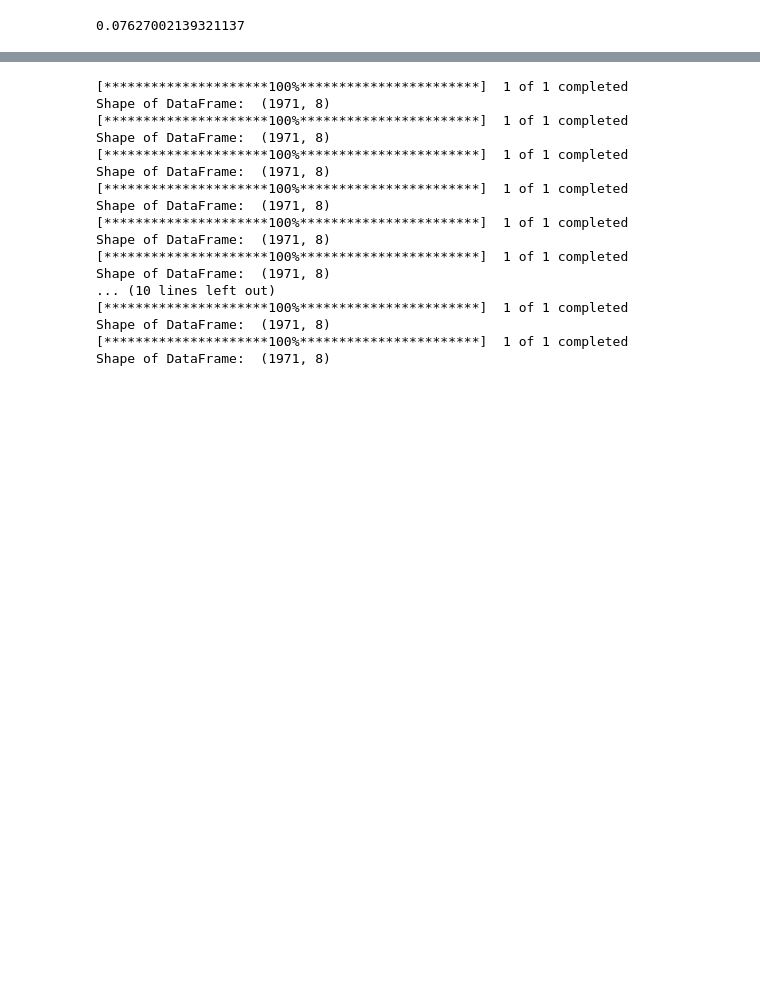
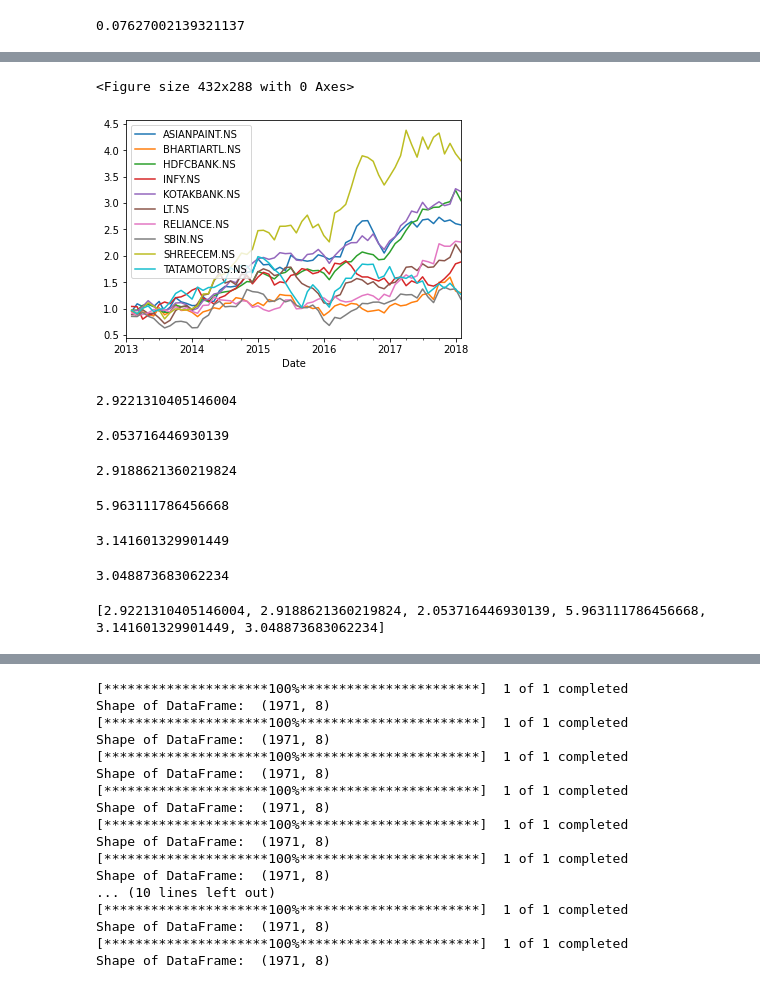
Before and after one commit to srilav/machinelearning, a Jupyter notebook: Team_11_Capstone_Project.ipynb, the cells around one changed output, grey strips where cells are left out. Drawn from its saved outputs; the diff is of its cells as text; code cells hidden in the pictures; blank space fills up the shorter version.

```diff
--- a/Team_11_Capstone_Project.ipynb
+++ b/Team_11_Capstone_Project.ipynb
@@ -382,0 +427,60 @@ risk['SBIN.NS'].quantile(0.05)
+# %%
+multpl_stock_daily_returns = multpl_stocks['Adj Close'].pct_change()
+multpl_stock_monthly_returns = multpl_stocks['Adj Close'].resample('M').ffill().pct_change()
+# %%
+fig = plt.figure()
+(multpl_stock_monthly_returns + 1).cumprod().plot()
+plt.show()
+# %% [output]
+<Figure size 432x288 with 0 Axes>
+[figure, added]
+# %%
+total_returns_ril = multpl_stocks['Adj Close']['RELIANCE.NS'][-1]-multpl_stocks['Adj Close']['RELIANCE.NS'][0]/multpl_stocks['Adj Close']['RELIANCE.NS'][0]
+annualized_returns_over_months_ril = (1+total_returns_ril)**(12/60)-1
+annualized_returns_over_months_ril
+# %% [output]
+2.9221310405146004
+# %%
+total_returns_sbi = multpl_stocks['Adj Close']['SBIN.NS'][-1]-multpl_stocks['Adj Close']['SBIN.NS'][0]/multpl_stocks['Adj Close']['SBIN.NS'][0]
+annualized_returns_over_months_sbi = (1+total_returns_sbi)**(12/60)-1
+annualized_returns_over_months_sbi
+# %% [output]
+2.053716446930139
+# %%
+total_returns_hdfcbk = multpl_stocks['Adj Close']['HDFCBANK.NS'][-1]-multpl_stocks['Adj Close']['HDFCBANK.NS'][0]/multpl_stocks['Adj Close']['HDFCBANK.NS'][0]
+annualized_returns_over_months_hdfcbk = (1+total_returns_hdfcbk)**(12/60)-1
+annualized_returns_over_months_hdfcbk
+# %% [output]
+2.9188621360219824
+# %%
+total_returns_shreecem = multpl_stocks['Adj Close']['SHREECEM.NS'][-1]-multpl_stocks['Adj Close']['SHREECEM.NS'][0]/multpl_stocks['Adj Close']['SHREECEM.NS'][0]
+annualized_returns_over_months_shreecem = (1+total_returns_shreecem)**(12/60)-1
+annualized_returns_over_months_shreecem
+# %% [output]
+5.963111786456668
+# %%
+annualized_returns_over_months_lt = multpl_stocks['Adj Close']['LT.NS'][-1]-multpl_stocks['Adj Close']['LT.NS'][0]/multpl_stocks['Adj Close']['LT.NS'][0]
+annualized_returns_over_months_lt = (1+annualized_returns_over_months_lt)**(12/60)-1
+annualized_returns_over_months_lt
+# %% [output]
+3.141601329901449
+# %%
+annualized_returns_over_months_asianpaint = multpl_stocks['Adj Close']['ASIANPAINT.NS'][-1]-multpl_stocks['Adj Close']['ASIANPAINT.NS'][0]/multpl_stocks['Adj Close']['ASIANPAINT.NS'][0]
+annualized_returns_over_months_asianpaint = (1+annualized_returns_over_months_asianpaint)**(12/60)-1
+annualized_returns_over_months_asianpaint
+# %% [output]
+3.048873683062234
+# %%
+X = []
+X.append(annualized_returns_over_months_ril)
+X.append(annualized_returns_over_months_hdfcbk)
+X.append(annualized_returns_over_months_sbi)
+X.append(annualized_returns_over_months_shreecem)
+X.append(annualized_returns_over_months_lt)
+X.append(annualized_returns_over_months_asianpaint)
+
+Y=["RELIANCE","HDFCBANK","SBI","SHREECEM", "LT", "ASIANPAINT"]
+
+print(X)
+# %% [output]
+[2.9221310405146004, 2.9188621360219824, 2.053716446930139, 5.963111786456668, 3.141601329901449, 3.048873683062234]
```
Also changed, not shown: parts of 58 cells of this notebook.
